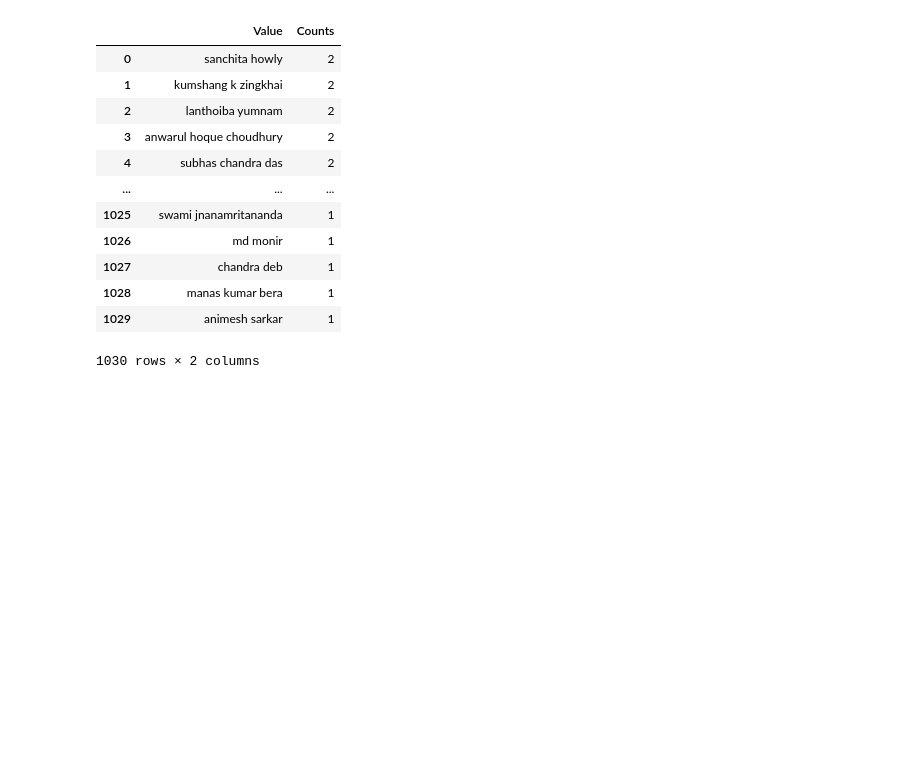
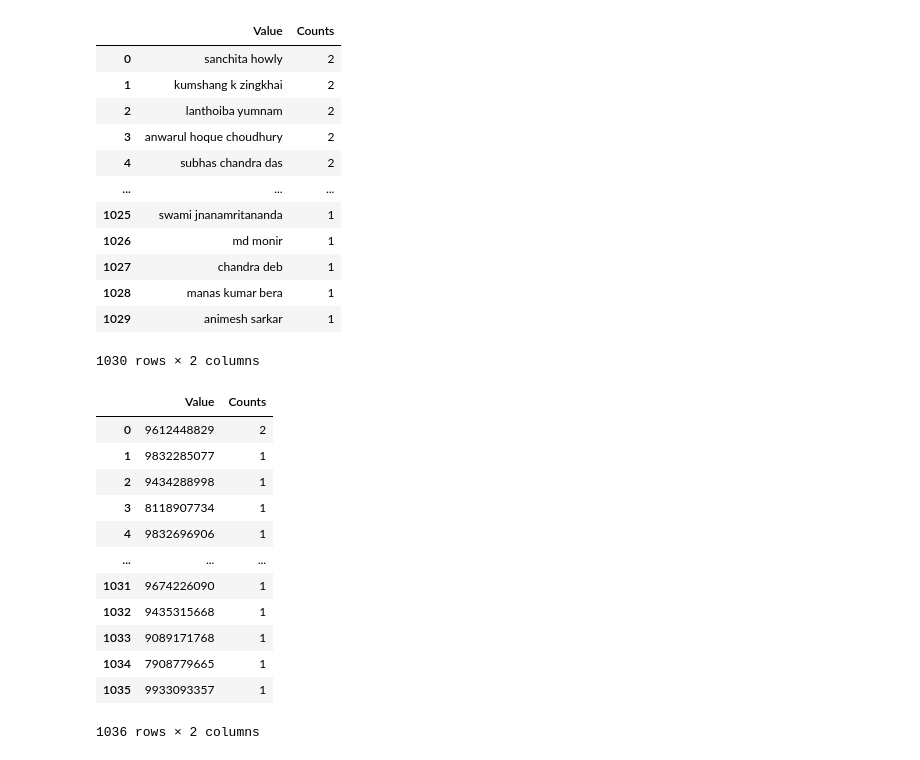
Before and after one commit to shayan-khoygani/Codebook, a Jupyter notebook: 42621 Final_Data_ngodarpan.gov.in/42621 Final_Data_ngodarpan.gov.in.ipynb, the cells around one changed output. Saved outputs shown, nothing was run; the diff lists cells and outputs as text; code cells hidden in the pictures; blank space fills up the shorter version.

```diff
--- a/42621 Final_Data_ngodarpan.gov.in/42621 Final_Data_ngodarpan.gov.in.ipynb
+++ b/42621 Final_Data_ngodarpan.gov.in/42621 Final_Data_ngodarpan.gov.in.ipynb
@@ -2031,3 +2031,19 @@ df[name].value_counts().rename_axis('Value').reset_index(name='Counts')
 | 1028 | manas kumar bera | 1 |
 | 1029 | animesh sarkar | 1 |
 1030 rows × 2 columns
+# %%
+df[mobile].value_counts().rename_axis('Value').reset_index(name='Counts')
+# %% [output]
+|  | Value | Counts |
+| 0 | 9612448829 | 2 |
+| 1 | 9832285077 | 1 |
+| 2 | 9434288998 | 1 |
+| 3 | 8118907734 | 1 |
+| 4 | 9832696906 | 1 |
+| ... | ... | ... |
+| 1031 | 9674226090 | 1 |
+| 1032 | 9435315668 | 1 |
+| 1033 | 9089171768 | 1 |
+| 1034 | 7908779665 | 1 |
+| 1035 | 9933093357 | 1 |
+1036 rows × 2 columns
```
Also changed, not shown: parts of 1 cell of this notebook.
